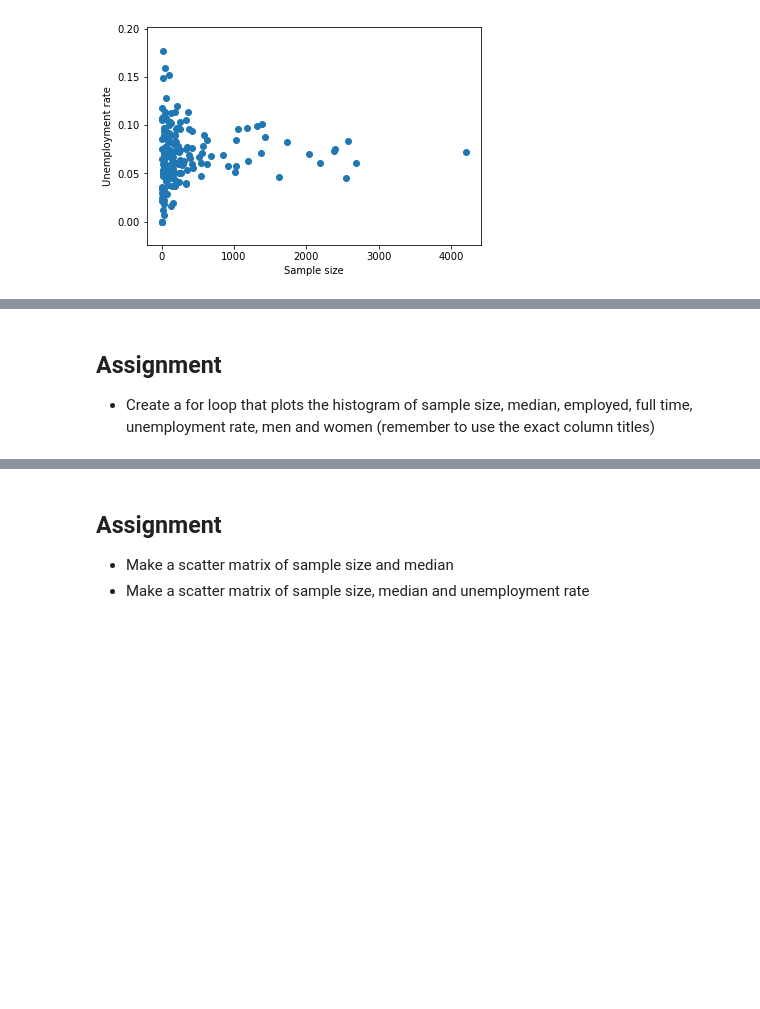
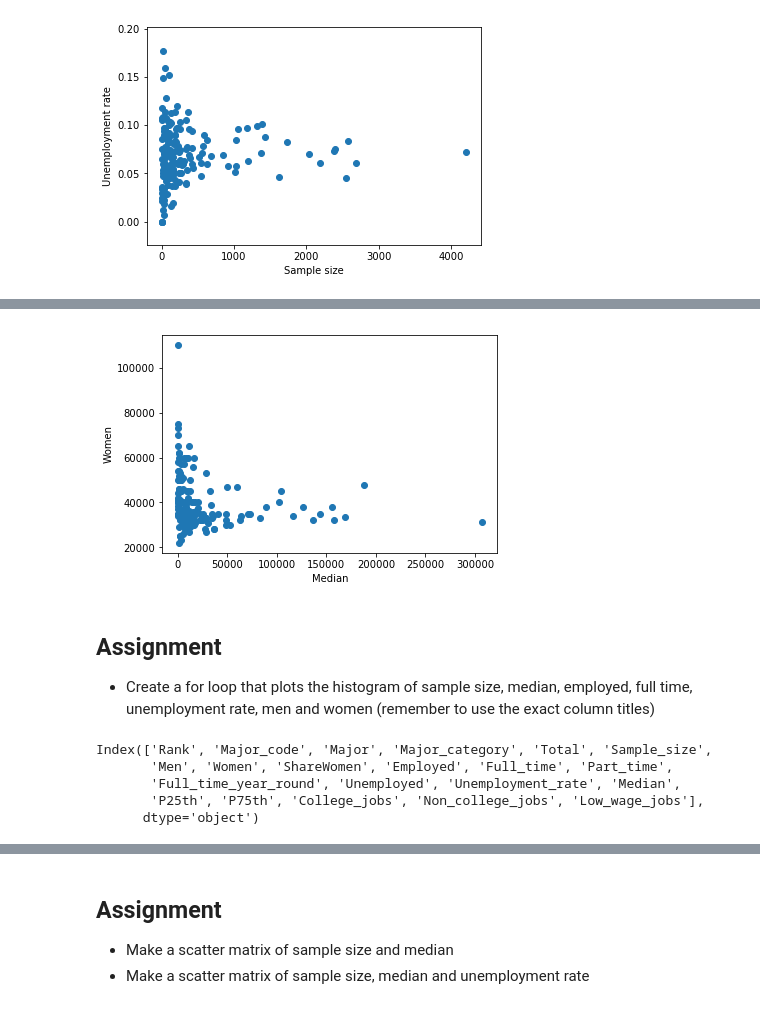
Before and after one commit to mudspringhiker/foundations, a Jupyter notebook: 07_Python_Data_Analysis/college_majors/college.ipynb, the cells around one changed output, grey strips where cells are left out. Cells and saved outputs as stored; diff of their text form; code cells hidden in the pictures; blank space fills up the shorter version.

```diff
--- a/07_Python_Data_Analysis/college_majors/college.ipynb
+++ b/07_Python_Data_Analysis/college_majors/college.ipynb
@@ -136,4 +124,18 @@ plt.xlabel('Sample size');
+# %%
+plt.scatter(data.Women, data.Median)
+plt.ylabel('Women')
+plt.xlabel('Median');
+# %% [output]
+[figure, added]
 # %% [markdown]
 ## Assignment
 
 - Create a for loop that plots the histogram of sample size, median, employed, full time, unemployment rate, men and women (remember to use the exact column titles)
+# %%
+data.keys()
+# %% [output]
+Index(['Rank', 'Major_code', 'Major', 'Major_category', 'Total', 'Sample_size',
+       'Men', 'Women', 'ShareWomen', 'Employed', 'Full_time', 'Part_time',
+       'Full_time_year_round', 'Unemployed', 'Unemployment_rate', 'Median',
+       'P25th', 'P75th', 'College_jobs', 'Non_college_jobs', 'Low_wage_jobs'],
+      dtype='object')
```
Also changed, not shown: parts of 8 cells of this notebook.
